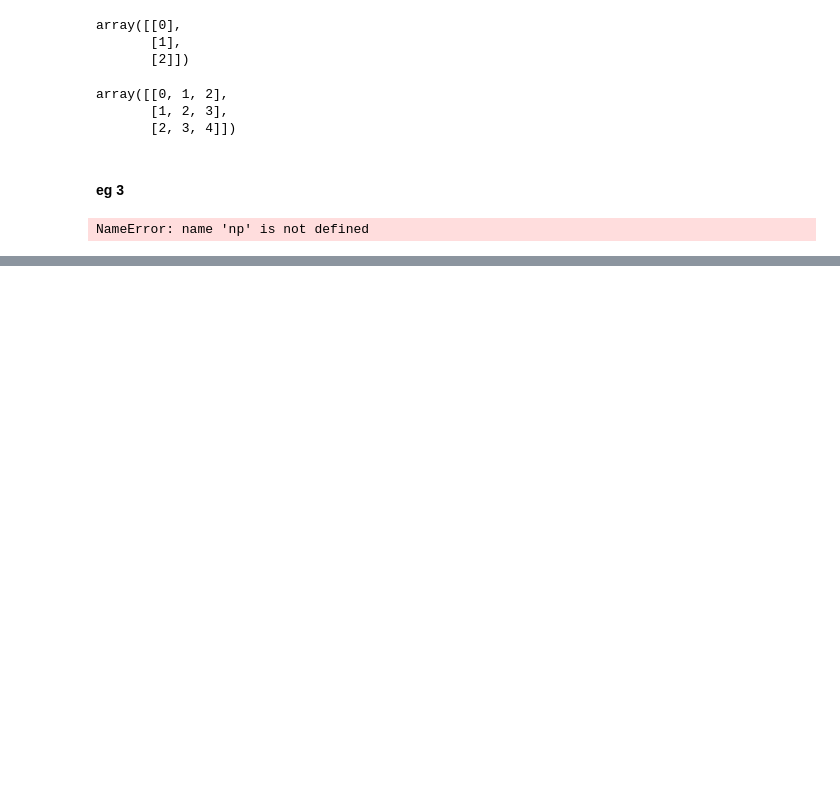
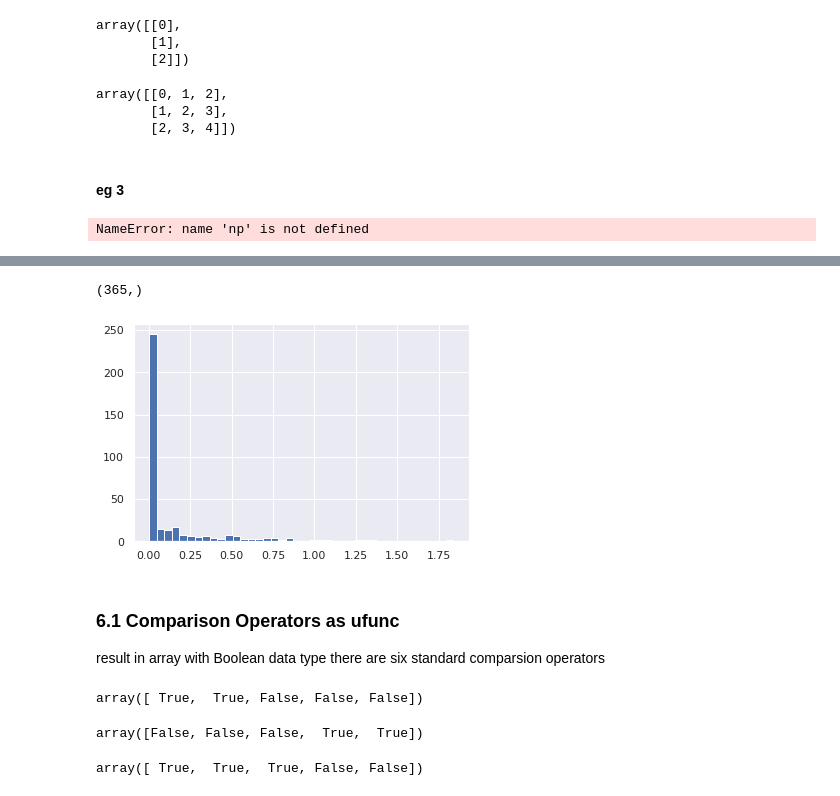
Before and after one commit to Simonliuwaterloo/python_data_science_handbook, a Jupyter notebook: chapter_2_numpy.ipynb, the cells around one changed output, grey strips where cells are left out. Drawn from its saved outputs; the diff is of its cells as text; code cells hidden in the pictures; blank space fills up the shorter version.

Commit message:
finish numpy, add seattle dataset

```diff
--- a/chapter_2_numpy.ipynb
+++ b/chapter_2_numpy.ipynb
@@ -714,0 +796,9 @@ NameError: name 'a' is not defined
+# %%
+import numpy as np
+import pandas as pd
+
+rainfall = pd.read_csv('data/seattle2014.csv')['PRCP'].values
+inches = rainfall / 254
+inches.shape
+# %% [output]
+(365,)
@@ -714,0 +809,8 @@ NameError: name 'a' is not defined
+# %%
+plt.hist(inches, 40);
+# %% [output]
+[figure, added]
+# %% [markdown]
+### 6.1 Comparison Operators as ufunc
+result in array with Boolean data type
+there are six standard comparsion operators
@@ -714,0 +819,12 @@ NameError: name 'a' is not defined
+# %%
+x < 3
+# %% [output]
+array([ True,  True, False, False, False])
+# %%
+x > 3
+# %% [output]
+array([False, False, False,  True,  True])
+# %%
+x <= 3
+# %% [output]
+array([ True,  True,  True, False, False])
```
Also changed, not shown: parts of 124 cells of this notebook, 1 other file.
